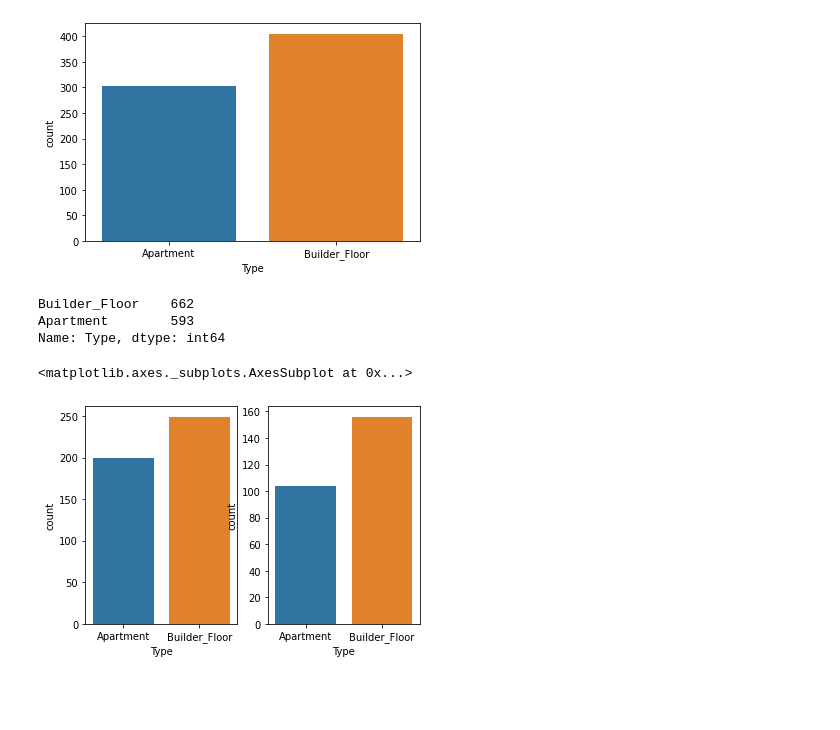
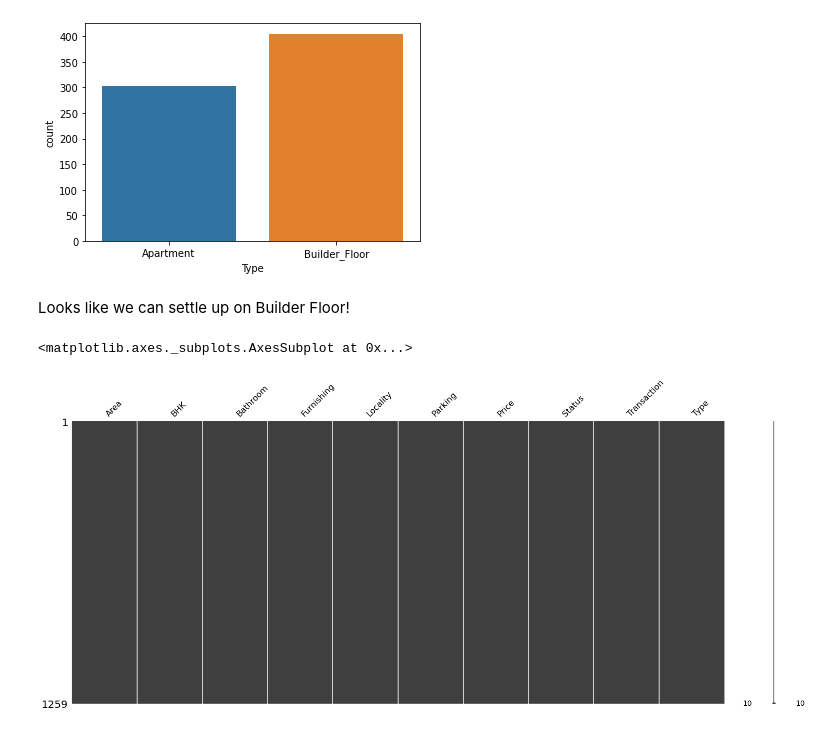
Before and after one commit to Divakar6336/Delhi-House-Price-Prediction, a Jupyter notebook: EDA_v1.ipynb, the cells around one changed output. Saved outputs shown, nothing was run; the diff lists cells and outputs as text; code cells hidden in the pictures; blank space fills up the shorter version.

```diff
--- a/EDA_v1.ipynb
+++ b/EDA_v1.ipynb
@@ -192,18 +194,14 @@ sns.countplot(x='Type', data = df[df['Furnishing']=='Semi-Furnished'].sort_value
 # %% [output]
 <matplotlib.axes._subplots.AxesSubplot at 0x...>
 [figure]
+# %% [markdown]
+Looks like we can settle up on Builder Floor!
+# %%
+df.Type.fillna('Builder_Floor',inplace=True)
+# %%
+missingno.matrix(df)
+# %% [output]
+<matplotlib.axes._subplots.AxesSubplot at 0x...>
+[figure, added]
 # %%
-df.Type.value_counts()
+df
-# %% [output]
-Builder_Floor    662
-Apartment        593
-Name: Type, dtype: int64
-# %%
-plt.figure(figsize=())
-plt.subplot(1,2,1)
-sns.countplot(x='Type', data = df[(df['Furnishing']=='Semi-Furnished') & (df['Area']>=1000)].sort_values(by='Type'))
-plt.subplot(1,2,2)
-sns.countplot(x='Type', data = df[(df['Furnishing']=='Semi-Furnished') & (df['Area']<1000)].sort_values(by='Type'))
-# %% [output]
-<matplotlib.axes._subplots.AxesSubplot at 0x...>
-[figure, removed]
```
Also changed, not shown: parts of 6 cells of this notebook.
